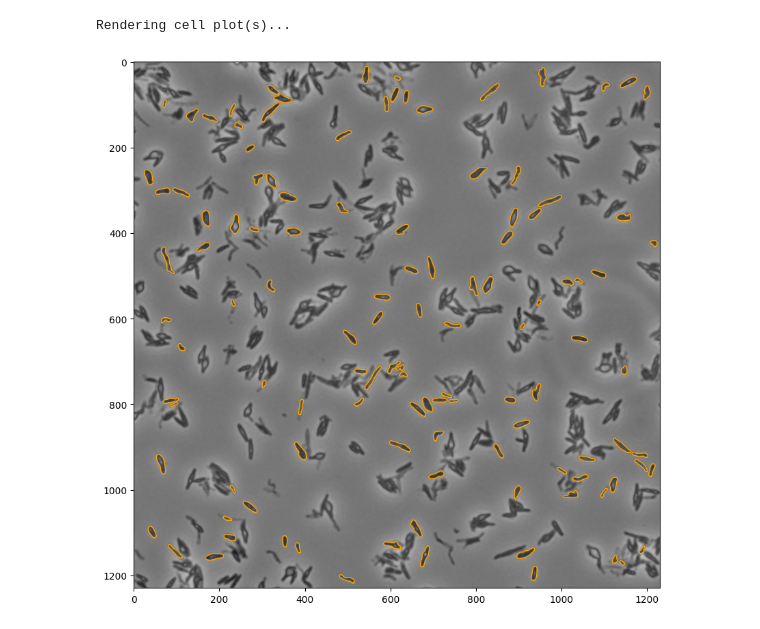
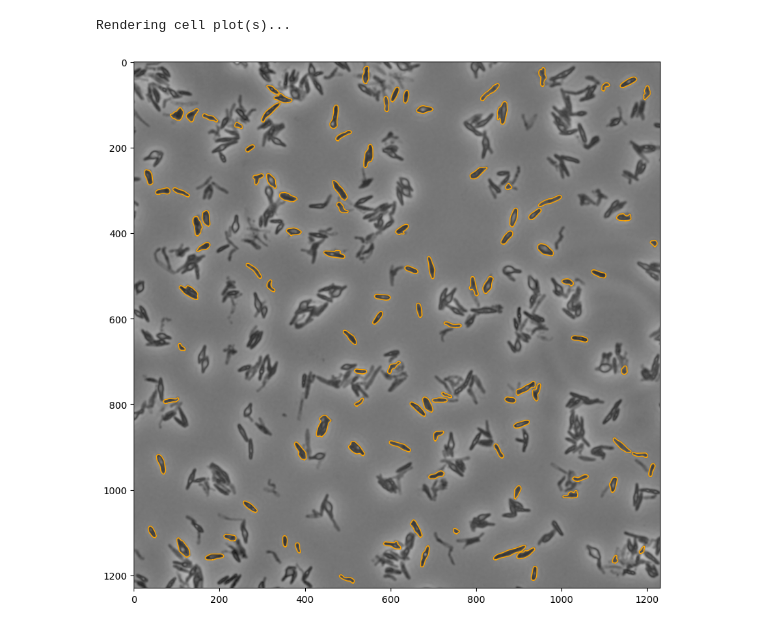
Before and after one commit to jzrolling/CleanSpace, a Jupyter notebook: notebooks/2. revise_midline_algorithm.ipynb, the cells around one changed output. Saved outputs shown, nothing was run; the diff lists cells and outputs as text; code cells hidden in the pictures.

```diff
--- a/notebooks/2. revise_midline_algorithm.ipynb
+++ b/notebooks/2. revise_midline_algorithm.ipynb
@@ -10,7 +10,7 @@ from skimage.measure import approximate_polygon
 from skimage.filters import gaussian
 from skimage.draw import polygon2mask
 # %%
-m = mo.ImageLoader('/Volumes/Extreme_SSD/20230531_Ghosh_imaging_pilot/A-_005.nd2')
+m = mo.ImageLoader('F:/20230531_Ghosh_imaging_pilot/A-_005.nd2')
 
 for i in range(m.n_fields):
     data = m.get_slice_all_channels(position=i)
@@ -26,21 +26,20 @@ for i in range(m.n_fields):
     p.generate_mask(method=1)
     p.label_mask()
     p.locate_particles()
-    p.find_outline(approximate=True,tolerance=0.5,level=0.3,dilation=True)
-    p.filter_particles({'area': (50, 500),
-                      'aspect_ratio': (0.05, 0.8),
-                      'solidity': (0.84, 1),
-                      'eccentricity': (0.75, 1),
-                       })
+    p.find_outline(approximate=True,tolerance=0.8,level=0.3,dilation=True)
+    p.filter_particles({'area': (50, 1000),
+                  'aspect_ratio': (0.05, 0.9),
+                  'solidity': (0.7, 1),
+                  'eccentricity': (0.1, 1),
+                  'max_positive_curvature':(50,180),
+                  'min_negative_curvature': (-10, 80),
+                   "min_intensity":(0,0.3)})
+    for i,x in zip(p.regionprops.index,p.regionprops['$include'].values):
+        if x==1:
+            p.get_particle_data(i)
     break
 # %%
-p.filter_particles({'area': (50, 500),
-                  'aspect_ratio': (0.05, 0.8),
-                  'solidity': (0.6, 1),
-                  'eccentricity': (0.2, 1),
-                  'max_positive_curvature':(60,180),
-                  'min_negative_curvature': (-10, 50)})
 p.plot(figsize=(10,10))
 # %% [output]
 Rendering cell plot(s)...
-[figure, old version]
+[figure, new version]
```
Also changed, not shown: parts of 5 cells of this notebook, 2 other files.
